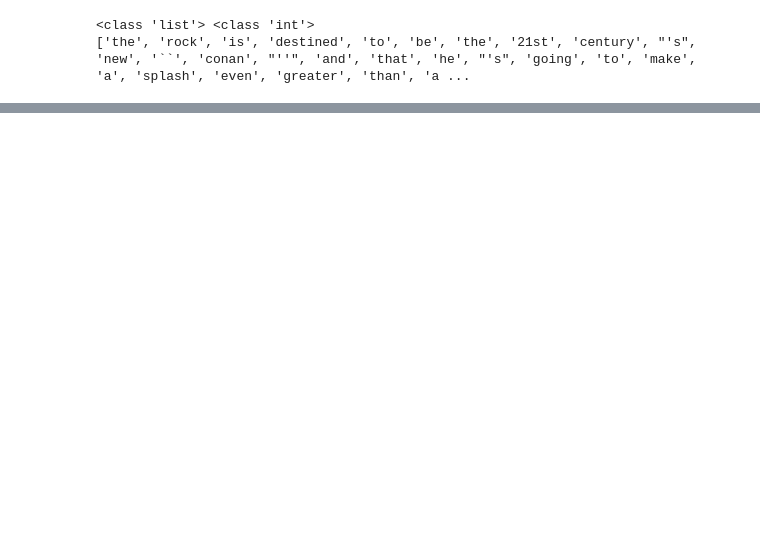
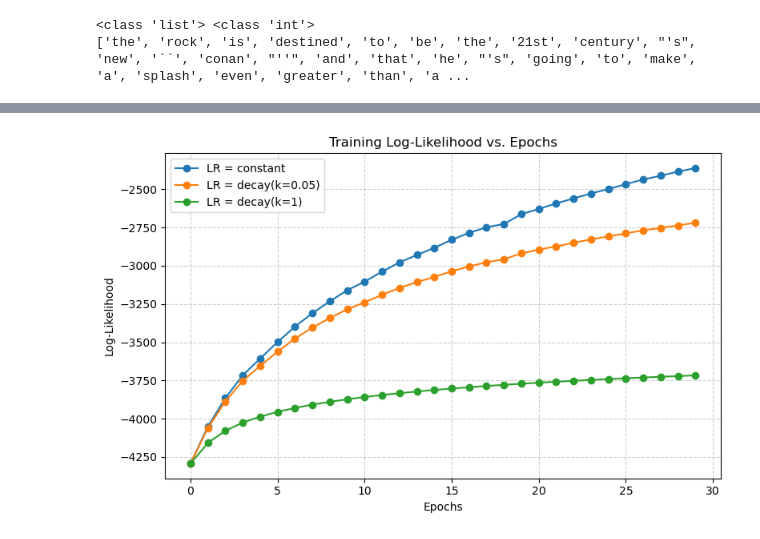
Before and after one commit to Anubhav3084/DS-GA-1011-NLP, a Jupyter notebook: assignment_1/debug.ipynb, the cells around one changed output, grey strips where cells are left out. Saved outputs shown, nothing was run; the diff lists cells and outputs as text; code cells hidden in the pictures; blank space fills up the shorter version.

```diff
--- a/assignment_1/debug.ipynb
+++ b/assignment_1/debug.ipynb
@@ -95,0 +87,7 @@ embs.
+# %%
+import pickle
+
+results_1 = pickle.load(open('results/decay_lr_1.pkl', 'rb'))
+results_2 = pickle.load(open('results/decay_lr_2.pkl', 'rb'))
+results_3 = pickle.load(open('results/constant_lr.pkl', 'rb'))
+print(results_1['lr_schedule'], results_2['lr_schedule'], results_3['lr_schedule'])
@@ -95,0 +96,18 @@ embs.
+# %%
+experiments = {
+    'constant': {
+        "log_likelihoods": results_3['log_likelihoods'],
+        "dev_accuracies": results_3['dev_accuracies']
+    },
+    'decay(k=0.05)': {
+        "log_likelihoods": results_1['log_likelihoods'],
+        "dev_accuracies": results_1['dev_accuracies']
+    },
+    'decay(k=1)': {
+        "log_likelihoods": results_2['log_likelihoods'],
+        "dev_accuracies": results_2['dev_accuracies']
+    }
+}
+# %%
+for lr, data in experiments.items():
+    print(lr, data)
@@ -95,0 +118,17 @@ embs.
+# %%
+import matplotlib.pyplot as plt
+
+plt.figure(figsize=(8, 5))
+for lr, data in experiments.items():
+    plt.plot(data["log_likelihoods"], marker='o', label=f'LR = {lr}')
+
+plt.title('Training Log-Likelihood vs. Epochs')
+plt.xlabel('Epochs')
+plt.ylabel('Log-Likelihood')
+plt.grid(True, linestyle='--', alpha=0.6)
+plt.legend()
+plt.tight_layout()
+plt.savefig('training_log_likelihood.png')
+plt.show()
+# %% [output]
+[figure, added]
```
Also changed, not shown: parts of 26 cells of this notebook, 9 other files.
